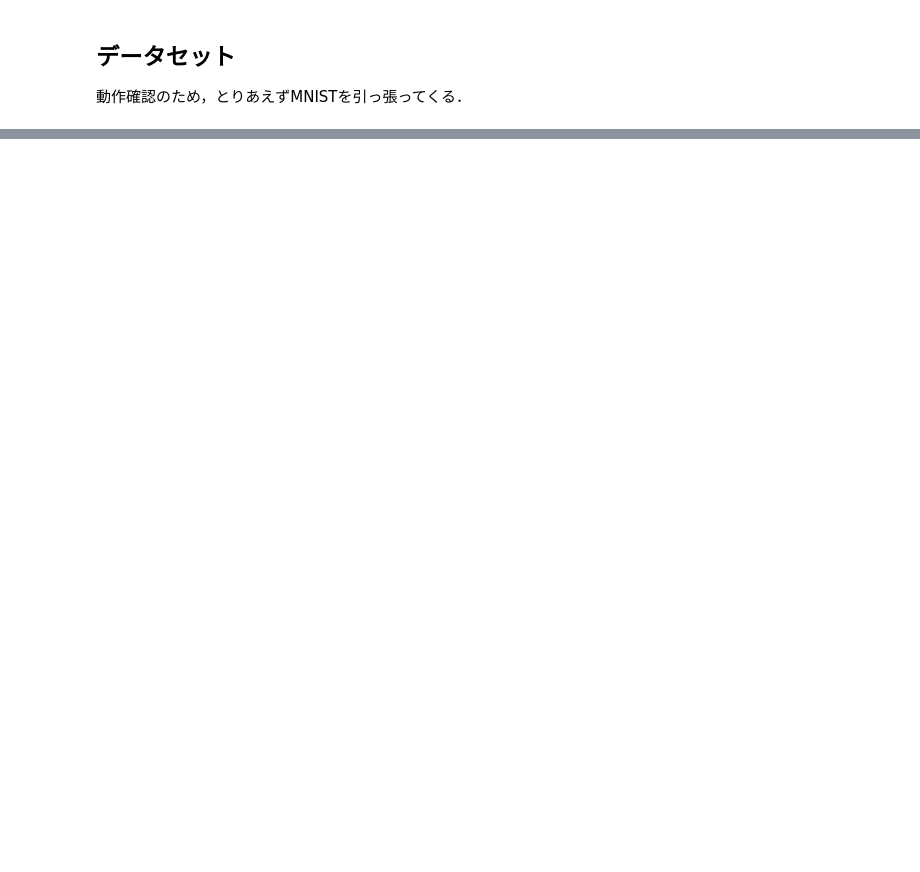
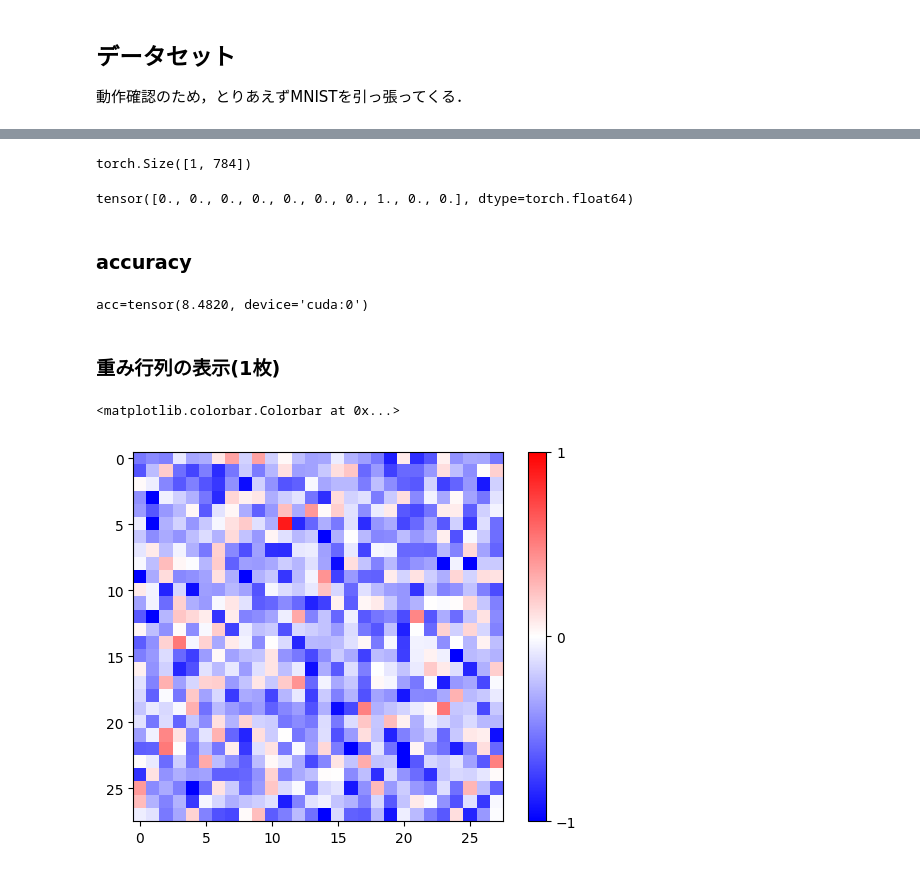
Before and after one commit to Mtrikkyo/DenseAssociativeMemory, a Jupyter notebook: main.ipynb, the cells around one changed output, grey strips where cells are left out. Drawn from its saved outputs; the diff is of its cells as text; code cells hidden in the pictures; blank space fills up the shorter version.

```diff
--- a/main.ipynb
+++ b/main.ipynb
@@ -166,0 +145,15 @@ b=
+# %%
+from functools import partial
+from DAM import DAMClassifier
+
+loss_function = partial(MeanNthPowerLoss, degree=6)
+
+model2 = DAMClassifier(n_visible_unit=784, n_class_unit=10, n_memory_pattern=200, device=torch.device("cuda"))
+
+model2.train(
+    train_loader=train_loader,
+    n_epoch=100,
+    Temp=200**15,
+    energy_function=lambda x: x**30,
+    loss_function=loss_function,
+)
@@ -166,0 +168,41 @@ b=
+# %%
+test_set[0][0][None,:].shape
+# %% [output]
+torch.Size([1, 784])
+# %%
+test_set[0][1]
+# %% [output]
+tensor([0., 0., 0., 0., 0., 0., 0., 1., 0., 0.], dtype=torch.float64)
+# %% [markdown]
+### accuracy
+# %%
+test_images = [test_set[i][0] for i, _ in enumerate(test_set)]
+test_images = torch.concatenate(test_images)
+test_images = test_images.reshape(-1, 784)
+
+
+test_labels = [test_set[i][1] for i, _ in enumerate(test_set)]
+test_labels = torch.concatenate(test_labels)
+test_labels = test_labels.reshape(-1, 10).to("cuda")
+
+
+acc = (torch.argmax(model2.predict_proba(test_images), dim=-1) == torch.argmax(test_labels, -1)).sum() / 1000
+
+print(f"{acc=}")
+# %% [output]
+acc=tensor(8.4820, device='cuda:0')
+# %% [markdown]
+### 重み行列の表示(1枚)
+# %%
+import numpy as np
+import matplotlib.pyplot as plt
+
+weight2 = model2.weight.numpy()
+
+abs = np.max(np.abs(weight2[0]))
+
+plt.imshow(weight2[0, :-10].reshape(28, 28), vmin=-abs, vmax=abs, cmap="bwr")
+plt.colorbar(ticks=[-abs, 0, abs])
+# %% [output]
+<matplotlib.colorbar.Colorbar at 0x...>
+[figure, added]
```
Also changed, not shown: parts of 28 cells of this notebook, 1 other file.
